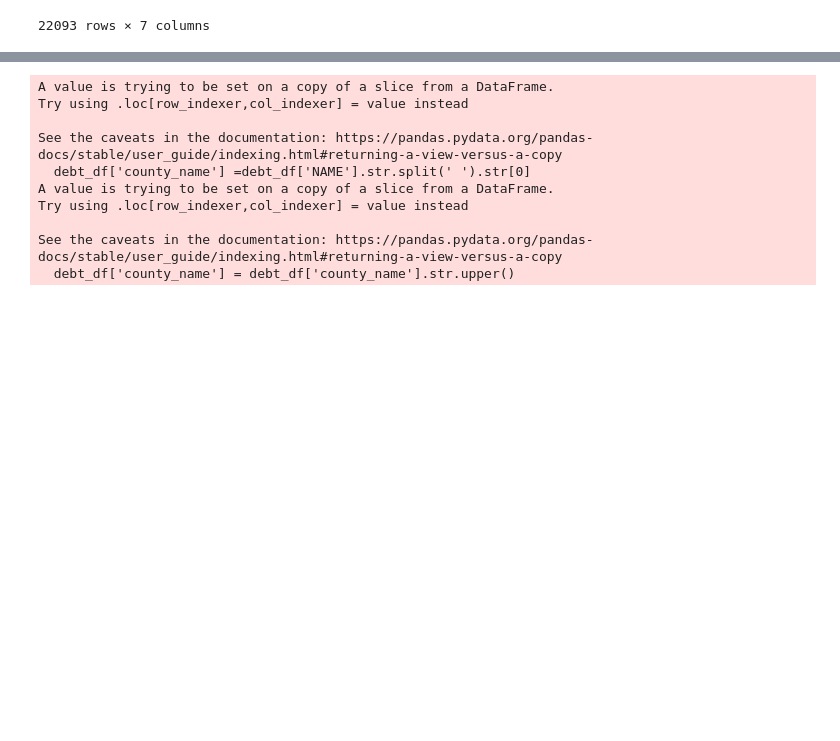
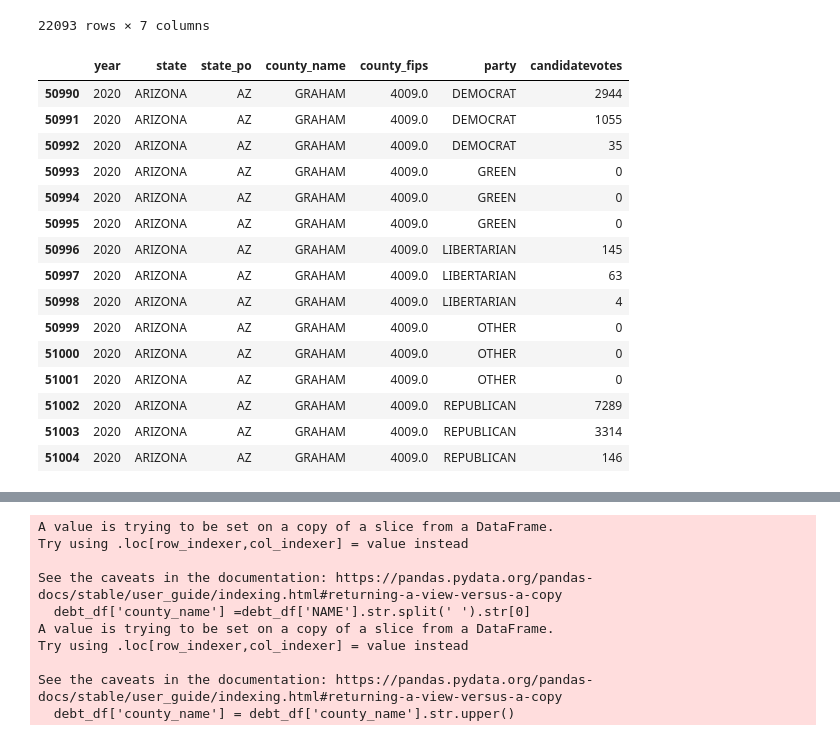
Before and after one commit to SamuelAlvarezmx/Final_project, a Jupyter notebook: Cleaning_dataset.ipynb, the cells around one changed output, grey strips where cells are left out. Drawn from its saved outputs; the diff is of its cells as text; code cells hidden in the pictures; blank space fills up the shorter version.

```diff
--- a/Cleaning_dataset.ipynb
+++ b/Cleaning_dataset.ipynb
@@ -204,3 +208,22 @@ elections_df
 | 72615 | 2020 | WYOMING | WY | WESTON | 56045.0 | OTHER | 47 |
 | 72616 | 2020 | WYOMING | WY | WESTON | 56045.0 | REPUBLICAN | 3107 |
 22093 rows × 7 columns
+# %%
+elections_df[elections_df['county_fips']==4009]
+# %% [output]
+|  | year | state | state_po | county_name | county_fips | party | candidatevotes |
+| 50990 | 2020 | ARIZONA | AZ | GRAHAM | 4009.0 | DEMOCRAT | 2944 |
+| 50991 | 2020 | ARIZONA | AZ | GRAHAM | 4009.0 | DEMOCRAT | 1055 |
+| 50992 | 2020 | ARIZONA | AZ | GRAHAM | 4009.0 | DEMOCRAT | 35 |
+| 50993 | 2020 | ARIZONA | AZ | GRAHAM | 4009.0 | GREEN | 0 |
+| 50994 | 2020 | ARIZONA | AZ | GRAHAM | 4009.0 | GREEN | 0 |
+| 50995 | 2020 | ARIZONA | AZ | GRAHAM | 4009.0 | GREEN | 0 |
+| 50996 | 2020 | ARIZONA | AZ | GRAHAM | 4009.0 | LIBERTARIAN | 145 |
+| 50997 | 2020 | ARIZONA | AZ | GRAHAM | 4009.0 | LIBERTARIAN | 63 |
+| 50998 | 2020 | ARIZONA | AZ | GRAHAM | 4009.0 | LIBERTARIAN | 4 |
+| 50999 | 2020 | ARIZONA | AZ | GRAHAM | 4009.0 | OTHER | 0 |
+| 51000 | 2020 | ARIZONA | AZ | GRAHAM | 4009.0 | OTHER | 0 |
+| 51001 | 2020 | ARIZONA | AZ | GRAHAM | 4009.0 | OTHER | 0 |
+| 51002 | 2020 | ARIZONA | AZ | GRAHAM | 4009.0 | REPUBLICAN | 7289 |
+| 51003 | 2020 | ARIZONA | AZ | GRAHAM | 4009.0 | REPUBLICAN | 3314 |
+| 51004 | 2020 | ARIZONA | AZ | GRAHAM | 4009.0 | REPUBLICAN | 146 |
```
Also changed, not shown: parts of 38 cells of this notebook.
